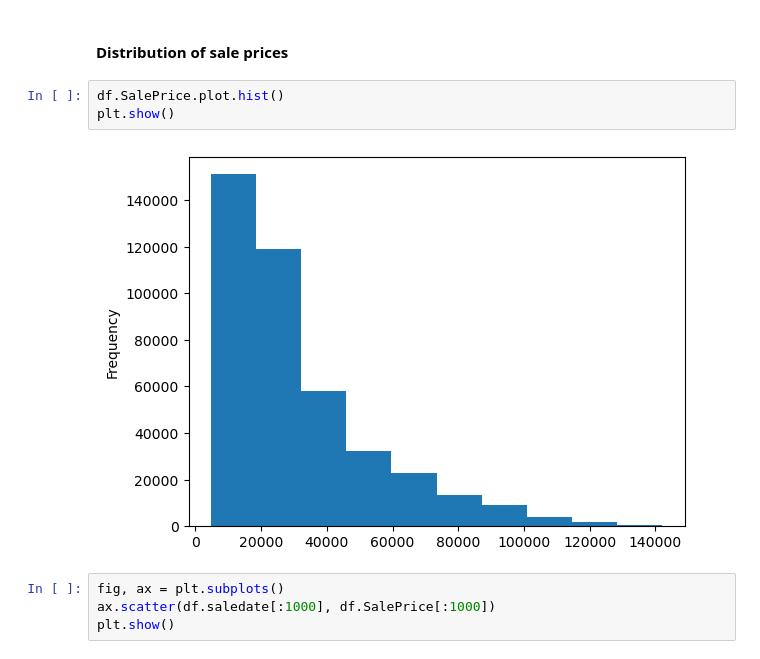
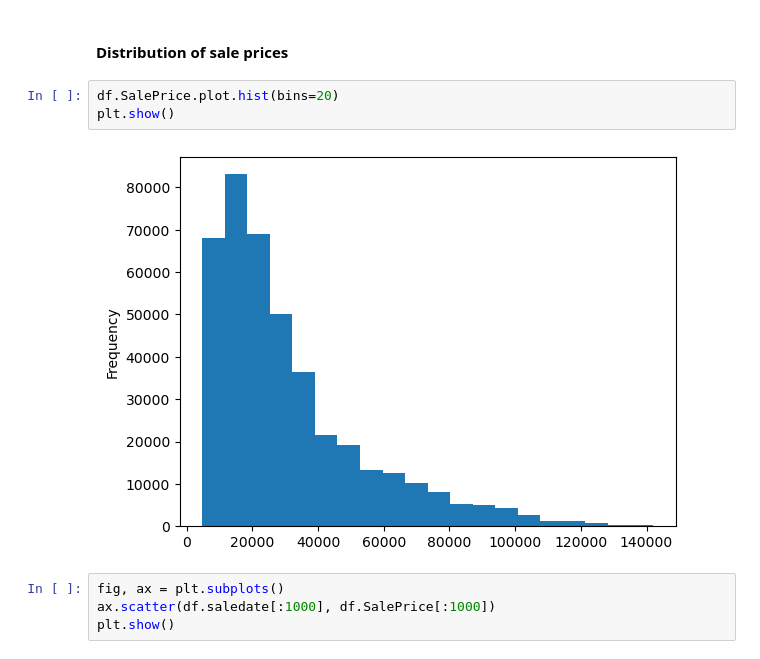
Before and after one commit to JakubTeichman/Bullbozer_price_prediction_ML_project, a Jupyter notebook: Bulldozers price prediction model.ipynb, the cells around one changed output. Cells and saved outputs as stored; diff of their text form.

```diff
--- a/Bulldozers price prediction model.ipynb
+++ b/Bulldozers price prediction model.ipynb
@@ -85,10 +85,10 @@ dtype: int64
 # %% [markdown]
 #### Distribution of sale prices
 # %%
-df.SalePrice.plot.hist()
+df.SalePrice.plot.hist(bins=20)
 plt.show()
 # %% [output]
-[figure, old version]
+[figure, new version]
 # %%
 fig, ax = plt.subplots()
 ax.scatter(df.saledate[:1000], df.SalePrice[:1000])
```
Also changed, not shown: parts of 15 cells of this notebook.
